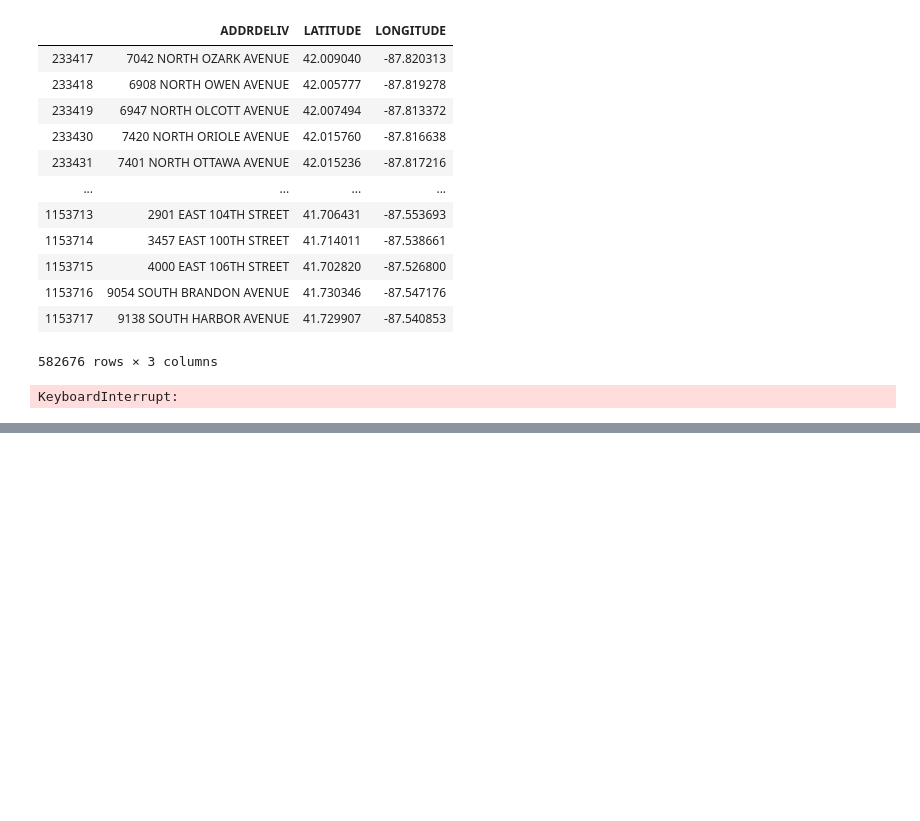
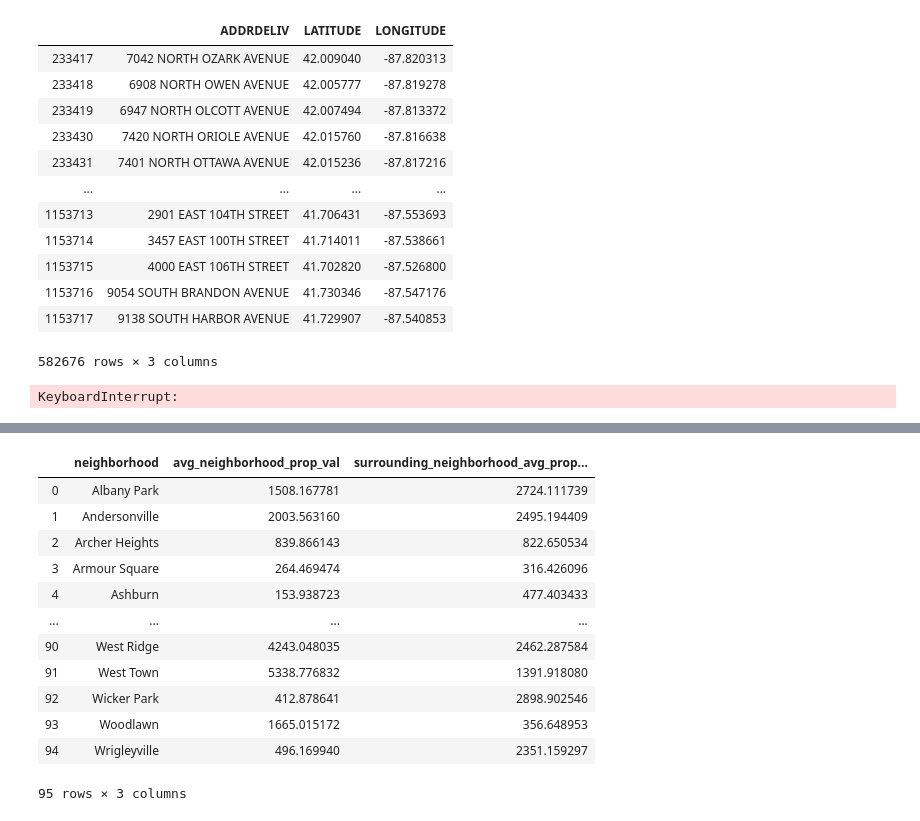
Before and after one commit to chrisolen1/urban-demand-allocation, a Jupyter notebook: optimization_variables.ipynb, the cells around one changed output, grey strips where cells are left out. Cells and saved outputs as stored; diff of their text form; code cells hidden in the pictures; blank space fills up the shorter version.

```diff
--- a/optimization_variables.ipynb
+++ b/optimization_variables.ipynb
@@ -109,3 +111,8 @@ for i in range(len(address_coords)):
         possible_coords.append(address_coords[i])
 # %% [output]
 KeyboardInterrupt:
+# %%
+# connect to graph db
+
+uri = "bolt://localhost:7687"
+graph = Graph(uri, auth=("neo4j", "password"))
@@ -111,0 +158,38 @@ KeyboardInterrupt:
+# %%
+property_neighborhoods["surrounding_neighborhood_avg_prop_val"]=np.nan
+
+for i in range(len(property_neighborhoods['neighborhood'])):
+
+    try:
+        result = pd.DataFrame(graph.run('match (a:neighborhood)-[:NEXT_TO]->(b) where a.name = "{}" return b'.format(property_neighborhoods['neighborhood'][i])). \
+                            to_table())
+
+        n_next_door = len(result[0])
+
+        neighboring_means = []
+
+        for j in range(n_next_door):
+            neighboring_mean = float(dict(result[0][j])['avg_property_value'])
+            neighboring_means.append(neighboring_mean)
+
+        surrounding_mean = np.nanmean(neighboring_means)
+        property_neighborhoods["surrounding_neighborhood_avg_prop_val"].iloc[i] = surrounding_mean
+
+    except:
+        property_neighborhoods["surrounding_neighborhood_avg_prop_val"] = np.nan
+# %%
+property_neighborhoods
+# %% [output]
+|  | neighborhood | avg_neighborhood_prop_val | surrounding_neighborhood_avg_prop... |
+| 0 | Albany Park | 1508.167781 | 2724.111739 |
+| 1 | Andersonville | 2003.563160 | 2495.194409 |
+| 2 | Archer Heights | 839.866143 | 822.650534 |
+| 3 | Armour Square | 264.469474 | 316.426096 |
+| 4 | Ashburn | 153.938723 | 477.403433 |
+| ... | ... | ... | ... |
+| 90 | West Ridge | 4243.048035 | 2462.287584 |
+| 91 | West Town | 5338.776832 | 1391.918080 |
+| 92 | Wicker Park | 412.878641 | 2898.902546 |
+| 93 | Woodlawn | 1665.015172 | 356.648953 |
+| 94 | Wrigleyville | 496.169940 | 2351.159297 |
+95 rows × 3 columns
```
Also changed, not shown: parts of 12 cells of this notebook, 2 other files.
